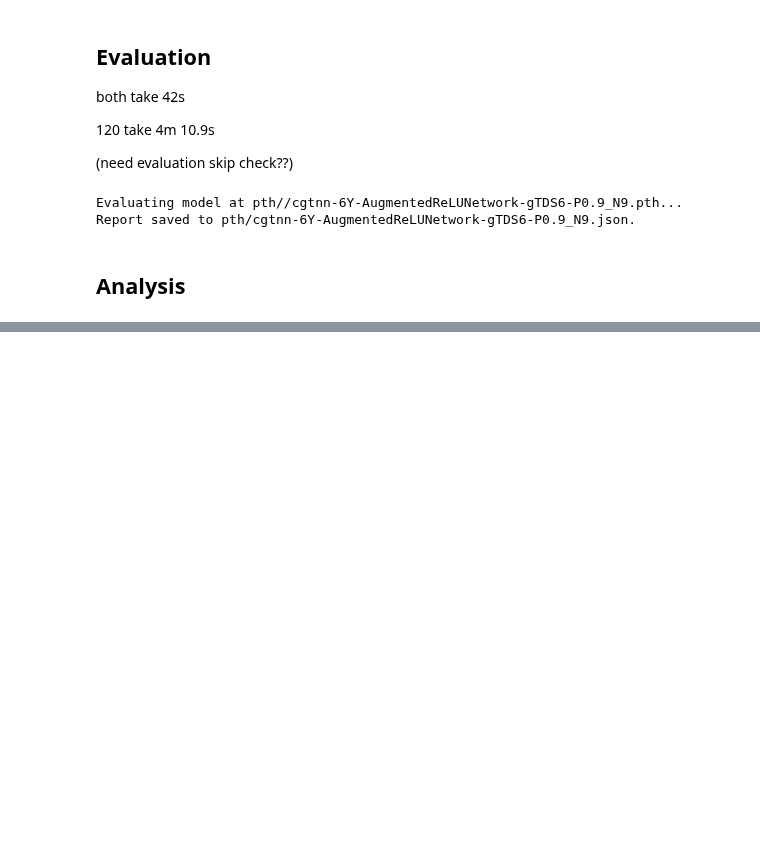
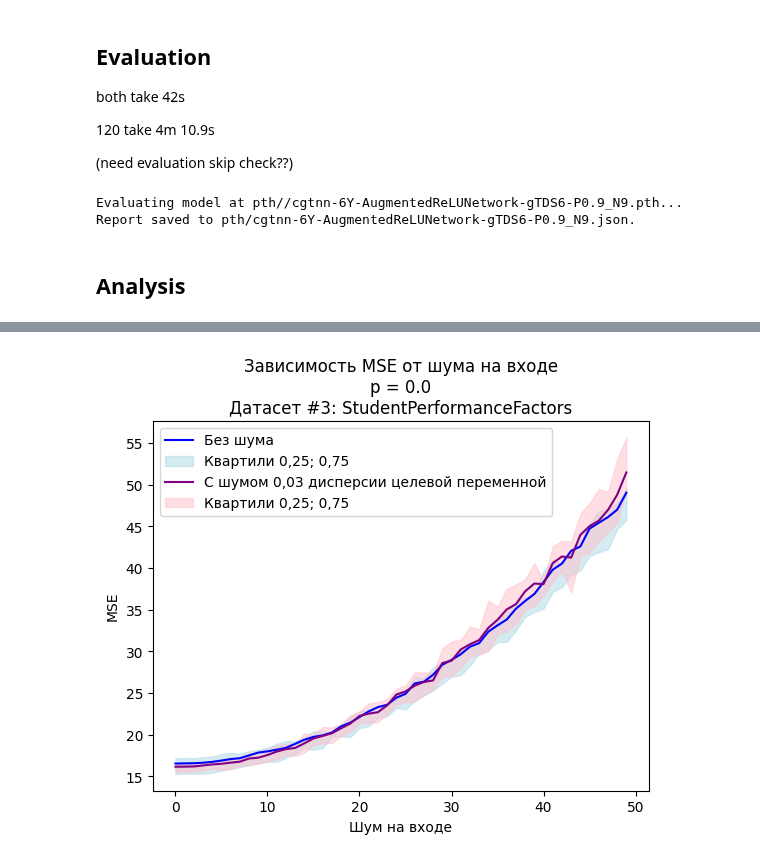
Before and after one commit to LISA-ITMO/CGT4NN, a Jupyter notebook: cgt-nn-rev8.ipynb, the cells around one changed output, grey strips where cells are left out. Saved outputs shown, nothing was run; the diff lists cells and outputs as text; code cells hidden in the pictures; blank space fills up the shorter version.

```diff
--- a/cgt-nn-rev8.ipynb
+++ b/cgt-nn-rev8.ipynb
@@ -25,7 +26,7 @@ from cgtnnlib.NoiseGenerator import target_dispersion_scaled_noise, no_noise_gen
 
 iterations = 10
 epochs = 10
-dataset = ds.datasets[2]
+modelset = ds.datasets[2]
 pp = [0.0, 0.5, 0.9]
 
 
@@ -52,15 +55,15 @@ ng_makers = [
 - `ds.datasets['StudentPerformanceFactors']` takes ~2m 30s to train 10 iterations
 - `ds.datasets['wine_quality']` takes ~2m 36s to train 10 iterations
 # %%
-for i, dataset in enumerate(datasets):
+for i, modelset in enumerate(datasets):
     for ng_maker in ng_makers:
         for p in pp:
-            noise_generator = ng_maker(dataset)
+            noise_generator = ng_maker(modelset)
             for iteration in range(iterations):
                 experiment_params = ExperimentParameters(iteration, p=p)
 
                 tr.create_and_train_model(
-                    dataset,
+                    modelset,
                     epochs,
                     learning_rate=LEARNING_RATE,
                     dry_run=False,
@@ -104,18 +107,18 @@ import cgtnnlib.path as ph
 from cgtnnlib.ExperimentParameters import ExperimentParameters
 
 
-for i, dataset in enumerate(datasets):
+for i, modelset in enumerate(datasets):
     for ng_maker in ng_makers:
         for p in pp:
-            noise_generator = ng_maker(dataset)
+            noise_generator = ng_maker(modelset)
 
             for iteration in range(iterations):
                 experiment_params = ExperimentParameters(iteration, p=p)
 
                 eval_params = EvaluationParameters(
-                    dataset=dataset,
+                    dataset=modelset,
                     model_path=ph.model_path(
-                        dataset_number=dataset.number,
+                        dataset_number=modelset.number,
                         model_type=AugmentedReLUNetwork,
                         p=p,
                         iteration=iteration,
@@ -124,14 +127,14 @@ for i, dataset in enumerate(datasets):
                     experiment_parameters=experiment_params,
                     report_key=ph.eval_report_key(
                         model_name=AugmentedReLUNetwork.__name__,
-                        dataset_number=dataset.number,
+                        dataset_number=modelset.number,
                         p=p,
                         iteration=iteration,
                     )
                 )
 
                 report_name = ph.model_name(
-                    dataset_number=dataset.number,
+                    dataset_number=modelset.number,
                     model_type=AugmentedReLUNetwork,
                     p=p,
                     iteration=iteration,
@@ -156,3 +159,80 @@ Evaluating model at pth//cgtnn-6Y-AugmentedReLUNetwork-gTDS6-P0.9_N9.pth...
 Report saved to pth/cgtnn-6Y-AugmentedReLUNetwork-gTDS6-P0.9_N9.json.
 # %% [markdown]
 ## Analysis
+# %%
+import json
+
+import pandas as pd
+
+import matplotlib.pyplot as plt
+
+from cgtnnlib.analyze import plot_deviant_curves_on_ax_or_plt
+
+
+
+def read_json(path: str) -> dict:
+    with open(path) as file:
+        return json.load(file)
+
+def summarize_series_list(series_list: list[pd.Series]):
+    df = pd.DataFrame(series_list).T
+
+    summary_df = pd.DataFrame({
+        0.25: df.quantile(0.25, axis=1),
+        0.75: df.quantile(0.75, axis=1),
+        'mean': df.mean(axis=1),
+    })
+
+    return summary_df
+
+for dataset in datasets:
+    for p in pp:
+        prefixes = [
+            f'cgtnn-{dataset.number}Y-AugmentedReLUNetwork-g{ng_maker(dataset).name}-P{p}_'
+            for ng_maker in ng_makers
+        ]
+
+        files = [
+            [
+                pd.DataFrame(
+                    read_json(
+                        'pth/' + prefix + 'N' + str(n) + '.json'
+                    )['eval']
+                )
+                for n in range(iterations)
+            ]
+            for prefix in prefixes
+        ]
+
+        no_noise = summarize_series_list([file['mse'] for file in files[0]])
+        some_noise = summarize_series_list([file['mse'] for file in files[1]])
+
+        print(no_noise)
+
+        plot_deviant_curves_on_ax_or_plt(
+            ax_or_plt=plt,
+            models=[{
+                'curve': no_noise,
+                'color': 'blue',
+                'label': 'Без шума',
+                'quantiles_color': 'lightblue',
+                'quantiles_label': 'Квартили 0,25; 0,75',
+            }, {
+                'curve': some_noise,
+                'color': 'purple',
+                'label': 'С шумом 0,03 дисперсии целевой переменной',
+                'quantiles_color': 'pink',
+                'quantiles_label': 'Квартили 0,25; 0,75',
+            }],
+            title='\n'.join([
+                # 'Кривая потерь, обучение с +0.03 шумом на входе',
+                'Зависимость MSE от шума на входе',
+                f'p = {p}',
+                f'Датасет #{dataset.number}: {dataset.name}'
+            ]),
+            xlabel='Шум на входе',
+            ylabel='MSE',
+            quantiles_alpha=0.5,
+        )
+        plt.show()
+# %% [output]
@@ -158,0 +256 @@ Report saved to pth/cgtnn-6Y-AugmentedReLUNetwork-gTDS6-P0.9_N9.json.
+[figure, added]
```
Also changed, not shown: parts of 6 cells of this notebook, 1 other file.
